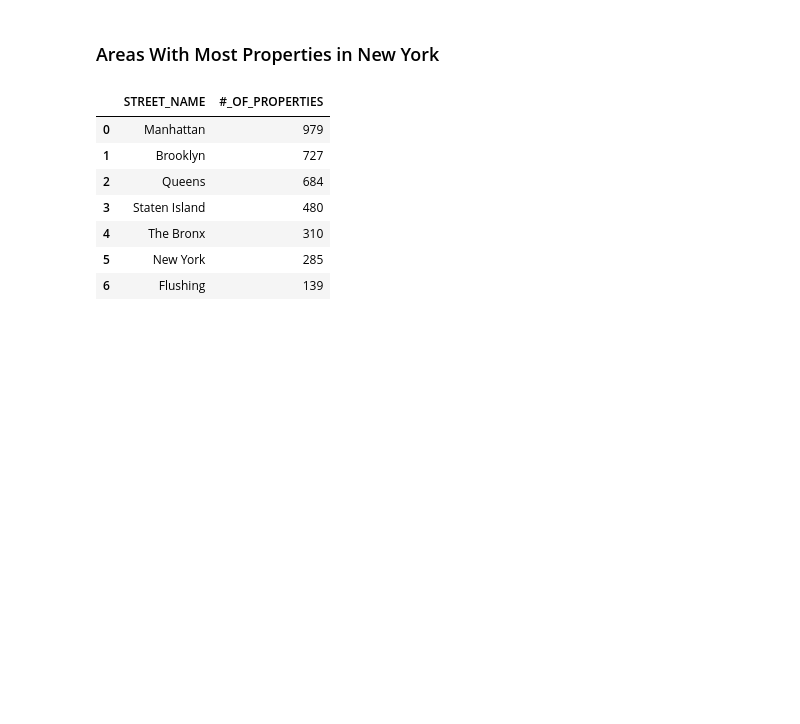
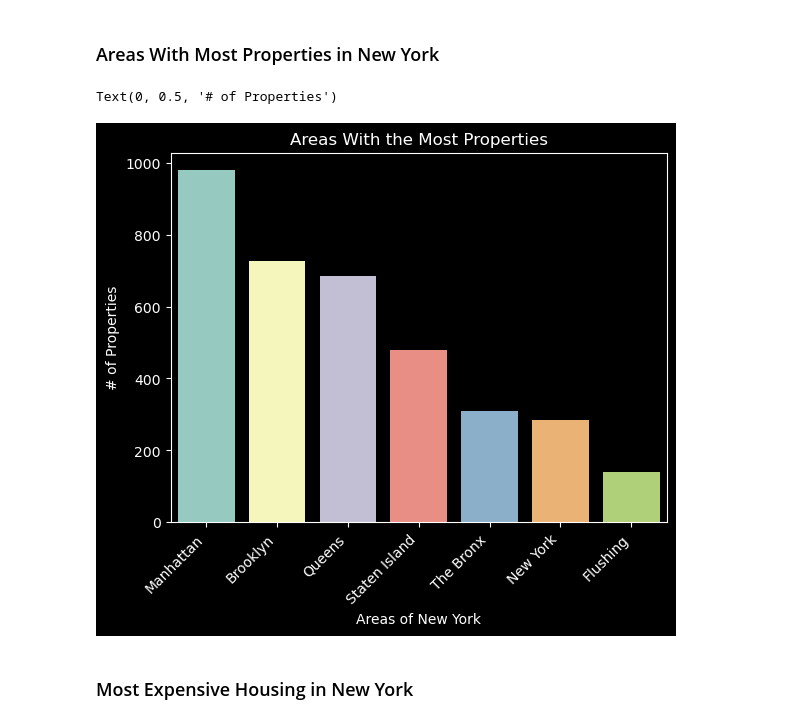
Before and after one commit to VejayDrepaul/New-York-Housing-Analysis, a Jupyter notebook: main.ipynb, the cells around one changed output. Drawn from its saved outputs; the diff is of its cells as text; code cells hidden in the pictures; blank space fills up the shorter version.

```diff
--- a/main.ipynb
+++ b/main.ipynb
@@ -168,19 +172,19 @@ plt.show()
 [figure]
 # %% [markdown]
 ### Areas With Most Properties in New York
-# %%
-big_five_areas = df["STREET_NAME"].value_counts().to_frame().reset_index()
-big_five_areas = big_five_areas.rename(columns={"count": "#_OF_PROPERTIES"})
-big_five_areas = big_five_areas.sort_values(by="#_OF_PROPERTIES", ascending=False)
-big_five_areas = big_five_areas.head(7)
-
-sns.barplot(data=ny_areas,
-# %% [output]
-|  | STREET_NAME | #_OF_PROPERTIES |
-| 0 | Manhattan | 979 |
-| 1 | Brooklyn | 727 |
-| 2 | Queens | 684 |
-| 3 | Staten Island | 480 |
-| 4 | The Bronx | 310 |
-| 5 | New York | 285 |
-| 6 | Flushing | 139 |
+# %%
+big_areas = df["STREET_NAME"].value_counts().to_frame().reset_index()
+big_areas = big_areas.rename(columns={"count": "#_OF_PROPERTIES"})
+big_areas = big_areas.sort_values(by="#_OF_PROPERTIES", ascending=False)
+big_seven = big_areas.head(7)
+
+ax = sns.barplot(data=big_seven, x="STREET_NAME", y="#_OF_PROPERTIES", width=0.8)
+ax.set_xticklabels(ax.get_xticklabels(), rotation=45, ha='right')
+plt.title("Areas With the Most Properties")
+plt.xlabel("Areas of New York")
+plt.ylabel("# of Properties")
+# %% [output]
+Text(0, 0.5, '# of Properties')
+[figure, added]
+# %% [markdown]
+### Most Expensive Housing in New York
```
Also changed, not shown: parts of 3 cells of this notebook.
